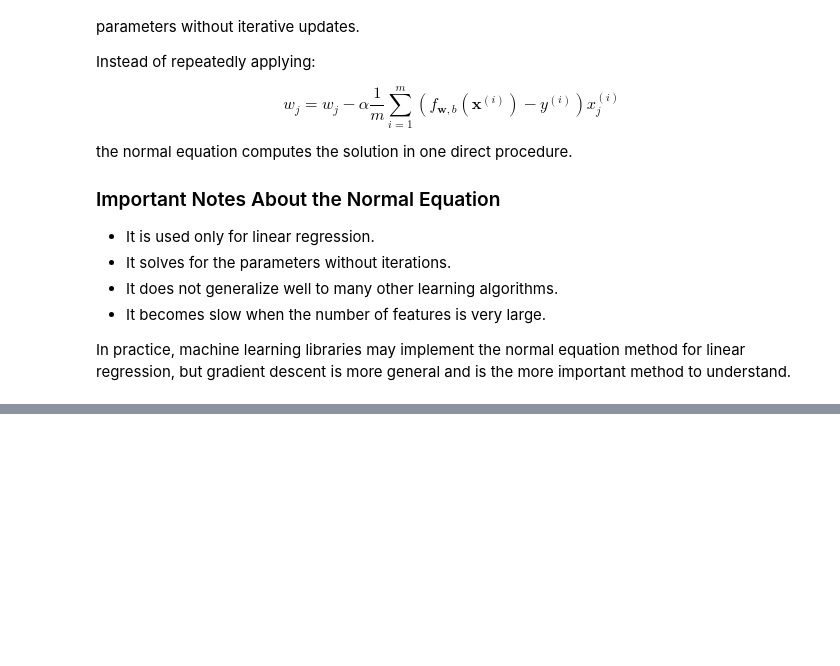
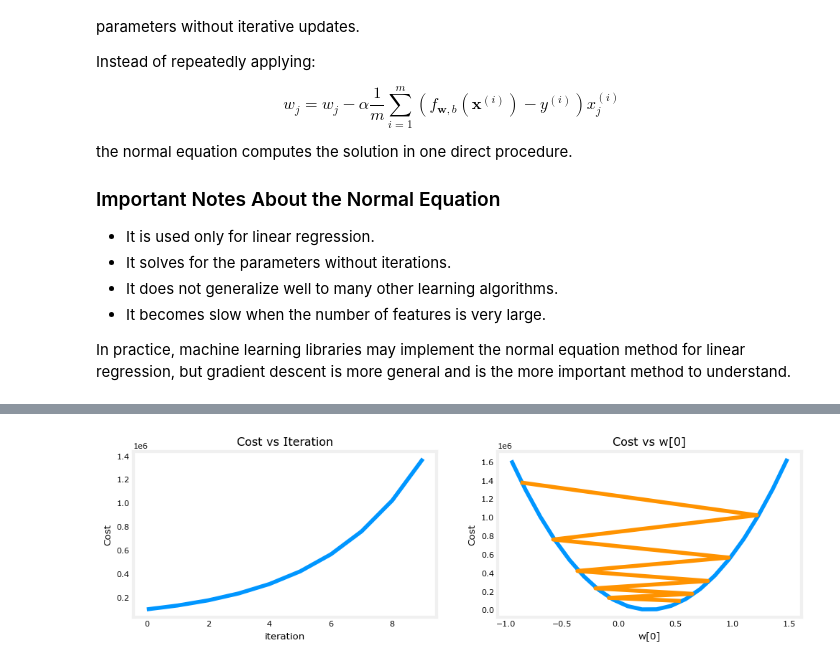
Before and after one commit to Mohamad-Hisham/Supervised-ML-Regression-and-Classification, a Jupyter notebook: Supervised ML Regression and Classification.ipynb, the cells around one changed output, grey strips where cells are left out. Cells and saved outputs as stored; diff of their text form; code cells hidden in the pictures; blank space fills up the shorter version.

```diff
--- a/Supervised ML Regression and Classification.ipynb
+++ b/Supervised ML Regression and Classification.ipynb
@@ -1385,0 +1411,6 @@ In practice, machine learning libraries may implement the normal equation method
+# %%
+import copy, math
+import numpy as np
+import matplotlib.pyplot as plt
+plt.style.use('./deeplearning.mplstyle')
+np.set_printoptions(precision=2)  # reduced display precision on numpy arrays
@@ -1385,0 +2108,2 @@ In practice, machine learning libraries may implement the normal equation method
+# %%
+_, _, hist = run_gradient_descent(X_train, y_train, 10, alpha = 9.9e-7)
@@ -1385,0 +2124,4 @@ In practice, machine learning libraries may implement the normal equation method
+# %%
+plot_cost_i_w(X_train, y_train, hist)
+# %% [output]
+[figure, added]
```
Also changed, not shown: parts of 43 cells of this notebook, 15 other files.
